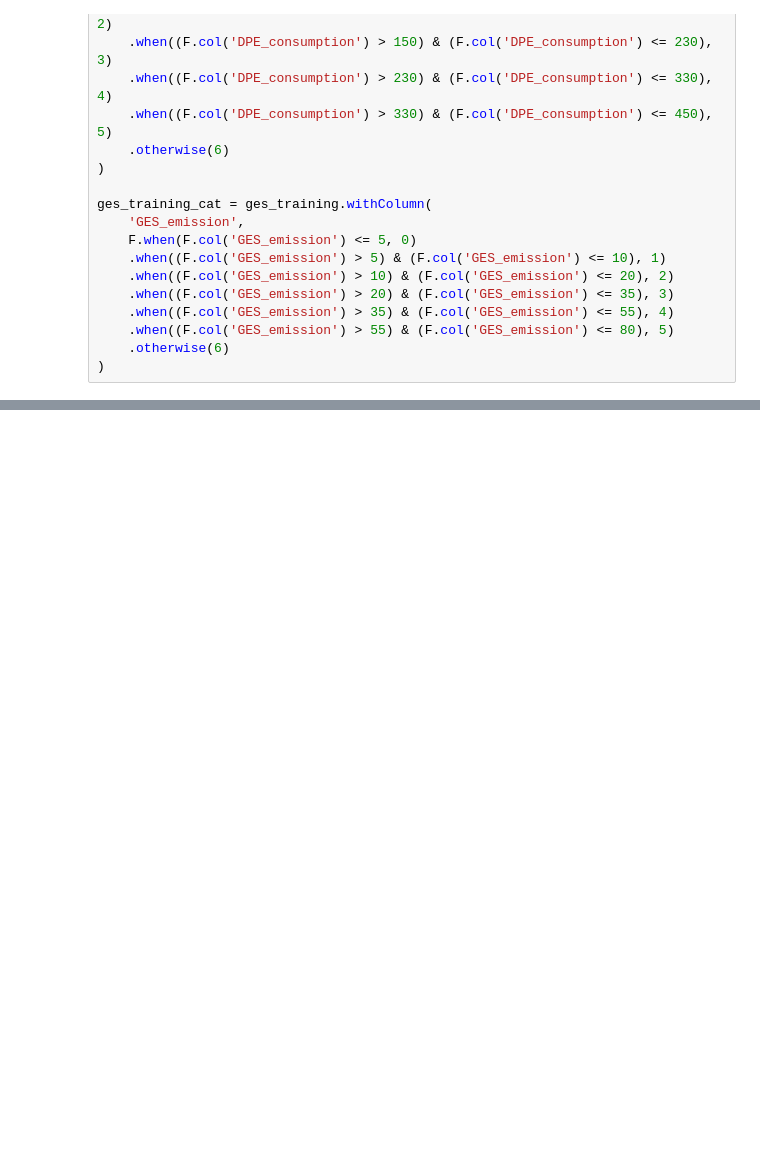
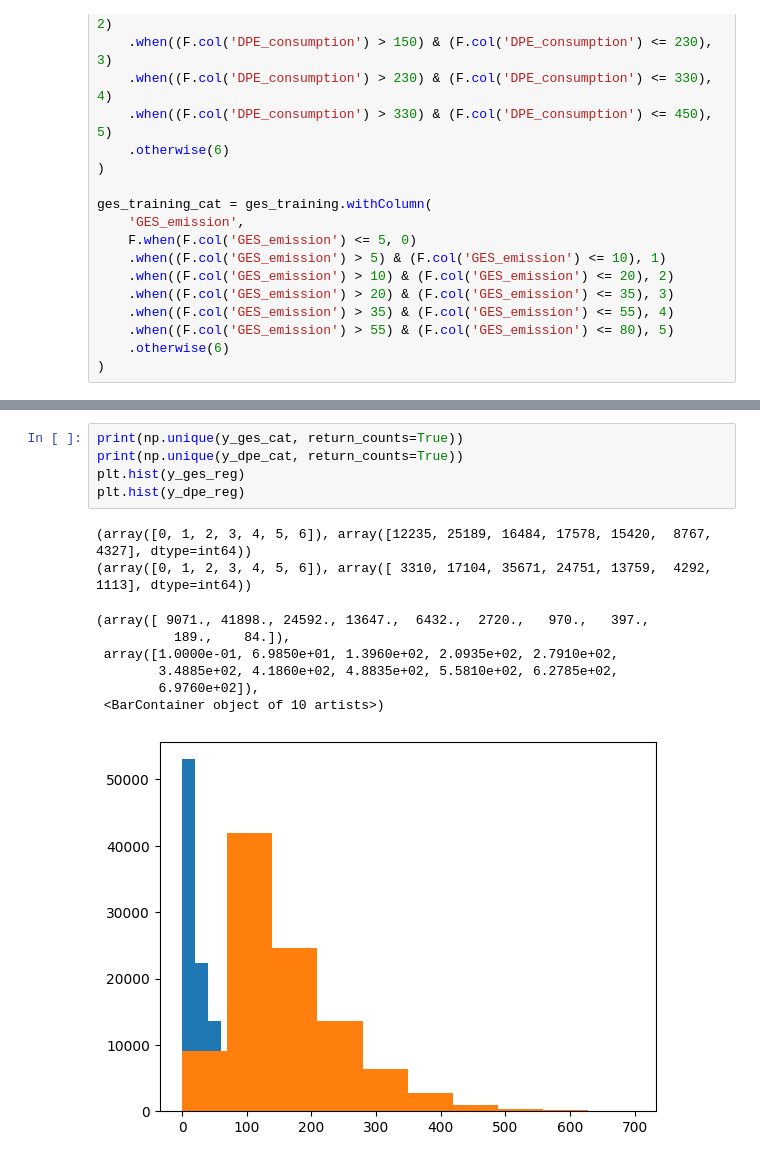
Before and after one commit to axrocheteau/renov_local, a Jupyter notebook: notebooks/dpe_compare.ipynb, the cells around one changed output, grey strips where cells are left out. Cells and saved outputs as stored; diff of their text form; blank space fills up the shorter version.

```diff
--- a/notebooks/dpe_compare.ipynb
+++ b/notebooks/dpe_compare.ipynb
@@ -104,3 +126,18 @@ ges_training_cat = ges_training.withColumn(
+# %%
+print(np.unique(y_ges_cat, return_counts=True))
+print(np.unique(y_dpe_cat, return_counts=True))
+plt.hist(y_ges_reg)
+plt.hist(y_dpe_reg)
+# %% [output]
+(array([0, 1, 2, 3, 4, 5, 6]), array([12235, 25189, 16484, 17578, 15420,  8767,  4327], dtype=int64))
+(array([0, 1, 2, 3, 4, 5, 6]), array([ 3310, 17104, 35671, 24751, 13759,  4292,  1113], dtype=int64))
+(array([ 9071., 41898., 24592., 13647.,  6432.,  2720.,   970.,   397.,
+          189.,    84.]),
+ array([1.0000e-01, 6.9850e+01, 1.3960e+02, 2.0935e+02, 2.7910e+02,
+        3.4885e+02, 4.1860e+02, 4.8835e+02, 5.5810e+02, 6.2785e+02,
+        6.9760e+02]),
+ <BarContainer object of 10 artists>)
+[figure, added]
 # %%
 from sklearn.model_selection import ShuffleSplit
 from sklearn.preprocessing import StandardScaler
```
Also changed, not shown: parts of 8 cells of this notebook, 9 other files.
